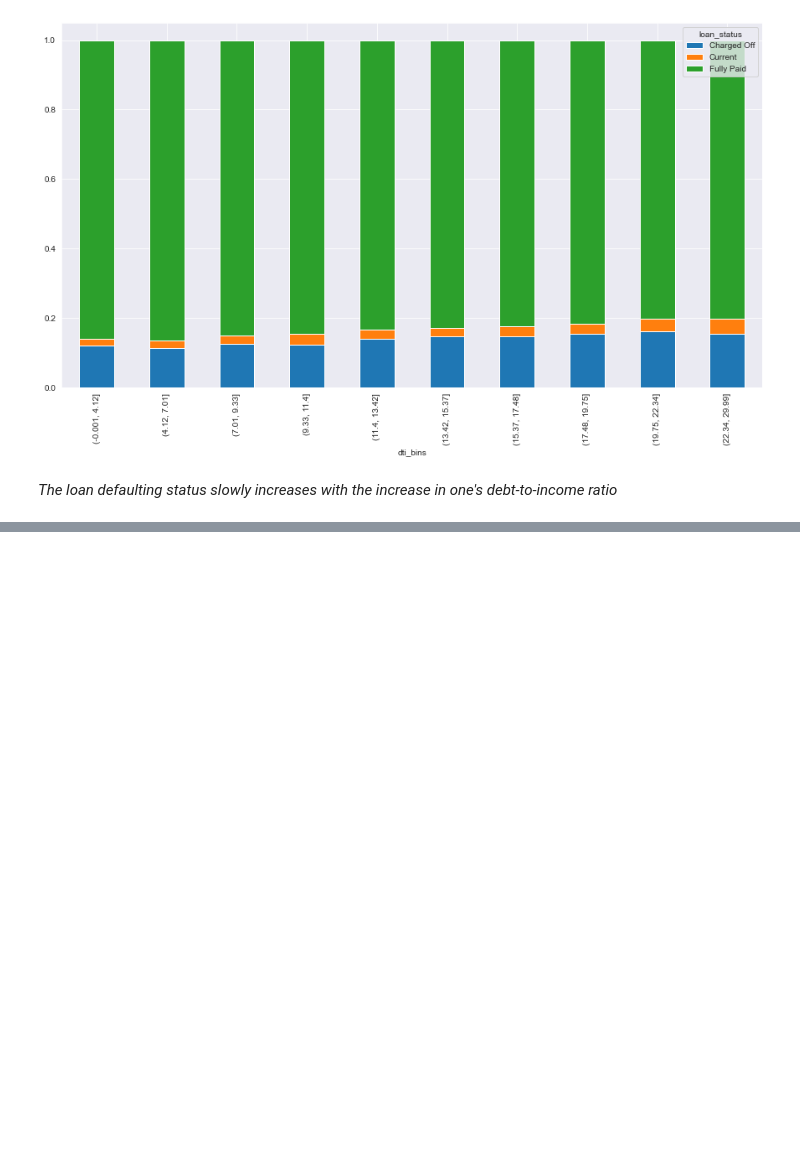
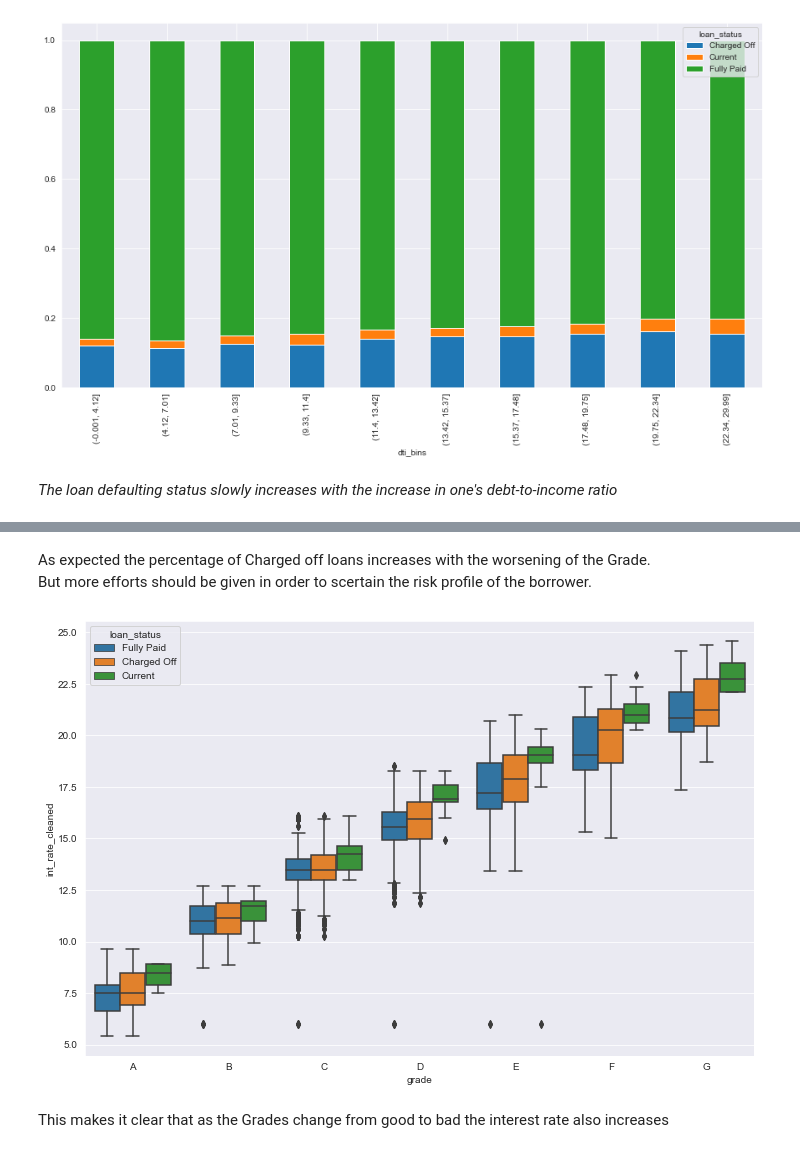
Before and after one commit to subhasisj/Lending-Club-Assignment, a Jupyter notebook: Notebooks/Exploration-Subhasis.ipynb, the cells around one changed output, grey strips where cells are left out. Cells and saved outputs as stored; diff of their text form; code cells hidden in the pictures; blank space fills up the shorter version.

```diff
--- a/Notebooks/Exploration-Subhasis.ipynb
+++ b/Notebooks/Exploration-Subhasis.ipynb
@@ -824,0 +852,10 @@ _The loan defaulting status slowly increases with the increase in one's debt-to-
+# %% [markdown]
+As expected the percentage of Charged off loans increases with the worsening of the Grade.<br>
+But more efforts should be given in order to scertain the risk profile of the borrower.
+# %%
+sns.boxplot(x = 'grade',y='int_rate_cleaned',data= loan_df,order = ['A','B','C','D','E','F','G'],hue='loan_status')
+plt.show()
+# %% [output]
+[figure, added]
+# %% [markdown]
+This makes it clear that as the Grades change from good to bad the interest rate also increases
```
Also changed, not shown: parts of 10 cells of this notebook.
